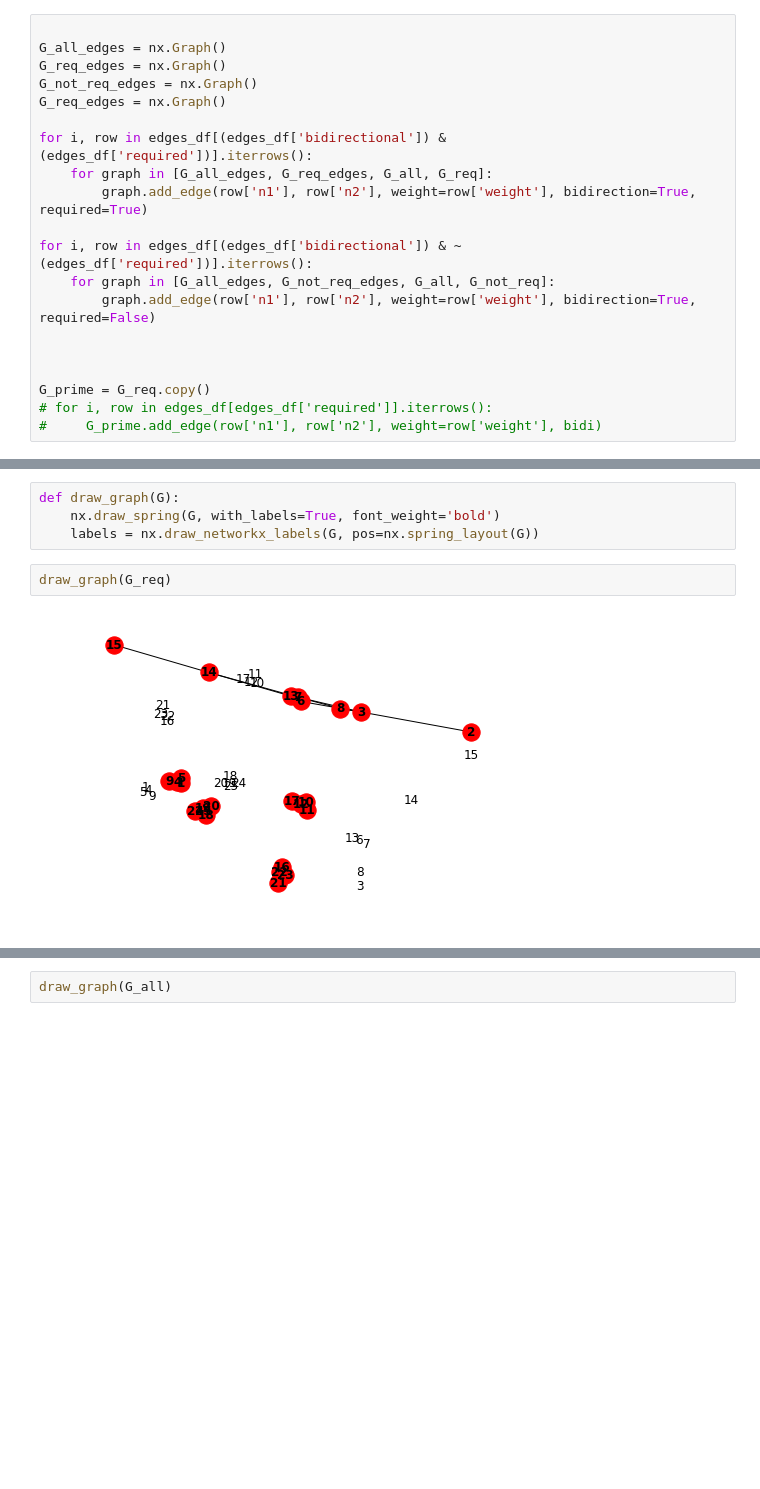
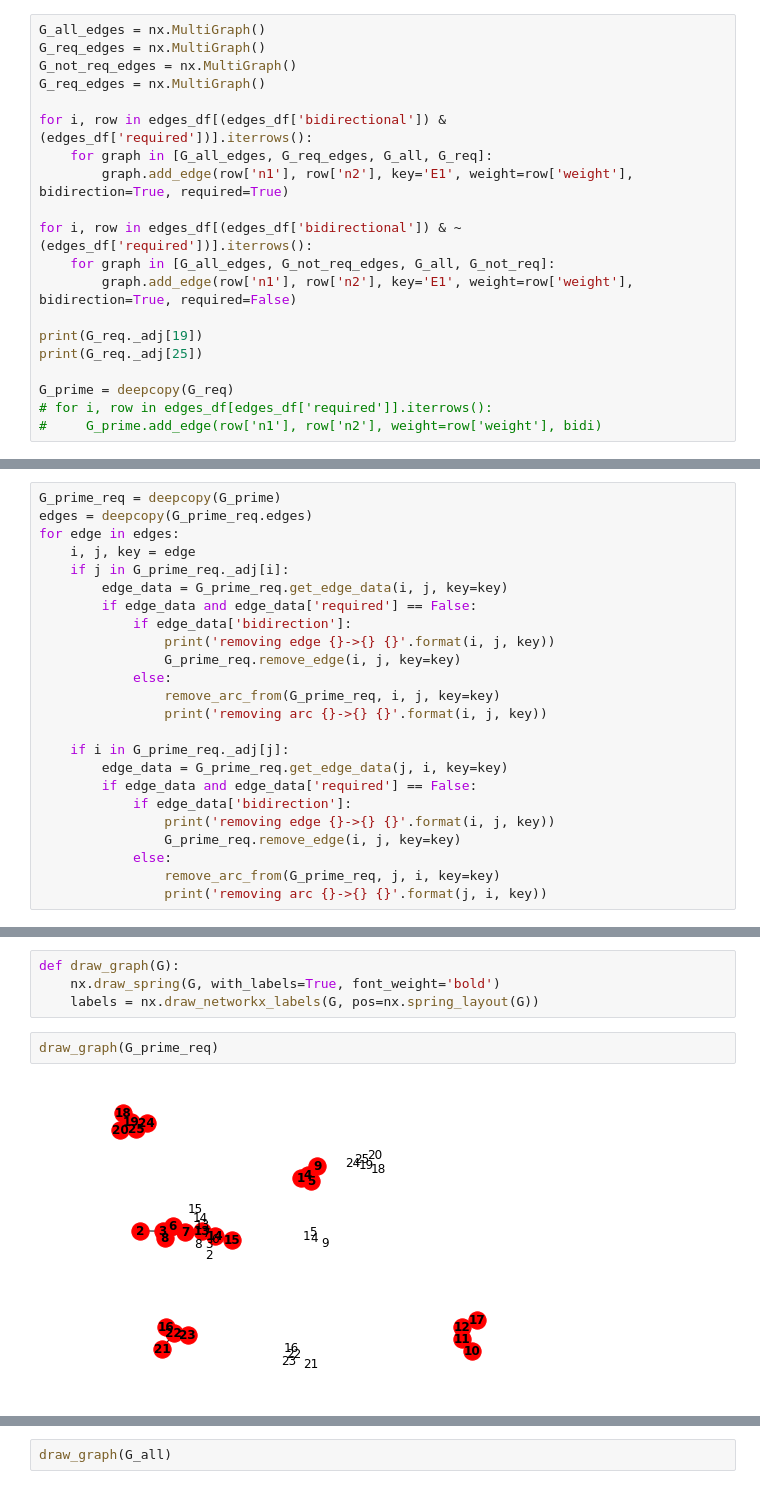
Before and after one commit to mwongkee/postman_problems, a Jupyter notebook: mrpp.ipynb, the cells around one changed output, grey strips where cells are left out. Saved outputs shown, nothing was run; the diff lists cells and outputs as text; blank space fills up the shorter version.

```diff
--- a/mrpp.ipynb
+++ b/mrpp.ipynb
@@ -81,20 +349,20 @@ for i, row in edges_df[(~edges_df['bidirectional']) & (edges_df['required'])].it
 # %%
-
-G_all_edges = nx.Graph()
-G_req_edges = nx.Graph()
-G_not_req_edges = nx.Graph()
-G_req_edges = nx.Graph()
+G_all_edges = nx.MultiGraph()
+G_req_edges = nx.MultiGraph()
+G_not_req_edges = nx.MultiGraph()
+G_req_edges = nx.MultiGraph()
 
 for i, row in edges_df[(edges_df['bidirectional']) & (edges_df['required'])].iterrows():
     for graph in [G_all_edges, G_req_edges, G_all, G_req]:
-        graph.add_edge(row['n1'], row['n2'], weight=row['weight'], bidirection=True, required=True)
+        graph.add_edge(row['n1'], row['n2'], key='E1', weight=row['weight'], bidirection=True, required=True)
 
 for i, row in edges_df[(edges_df['bidirectional']) & ~(edges_df['required'])].iterrows():
     for graph in [G_all_edges, G_not_req_edges, G_all, G_not_req]:
-        graph.add_edge(row['n1'], row['n2'], weight=row['weight'], bidirection=True, required=False)
+        graph.add_edge(row['n1'], row['n2'], key='E1', weight=row['weight'], bidirection=True, required=False)
 
+print(G_req._adj[19])
+print(G_req._adj[25])
 
-
-G_prime = G_req.copy()
+G_prime = deepcopy(G_req)
 # for i, row in edges_df[edges_df['required']].iterrows():
 #     G_prime.add_edge(row['n1'], row['n2'], weight=row['weight'], bidi)
@@ -215,0 +687,24 @@ G_all._adj[2]
+# %%
+G_prime_req = deepcopy(G_prime)
+edges = deepcopy(G_prime_req.edges)
+for edge in edges:
+    i, j, key = edge
+    if j in G_prime_req._adj[i]:
+        edge_data = G_prime_req.get_edge_data(i, j, key=key)
+        if edge_data and edge_data['required'] == False:
+            if edge_data['bidirection']:
+                print('removing edge {}->{} {}'.format(i, j, key))
+                G_prime_req.remove_edge(i, j, key=key)
+            else:
+                remove_arc_from(G_prime_req, i, j, key=key)
+                print('removing arc {}->{} {}'.format(i, j, key))
+
+    if i in G_prime_req._adj[j]:
+        edge_data = G_prime_req.get_edge_data(j, i, key=key)
+        if edge_data and edge_data['required'] == False:
+            if edge_data['bidirection']:
+                print('removing edge {}->{} {}'.format(i, j, key))
+                G_prime_req.remove_edge(i, j, key=key)
+            else:
+                remove_arc_from(G_prime_req, j, i, key=key)
+                print('removing arc {}->{} {}'.format(j, i, key))
@@ -218,9 +757,9 @@ def draw_graph(G):
     nx.draw_spring(G, with_labels=True, font_weight='bold')
     labels = nx.draw_networkx_labels(G, pos=nx.spring_layout(G))
 # %%
-draw_graph(G_req)
+draw_graph(G_prime_req)
 # %% [output]
-[figure, old version]
+[figure, new version]
 # %%
 draw_graph(G_prime)
 # %% [output]
```
Also changed, not shown: parts of 42 cells of this notebook, 1 other file.
